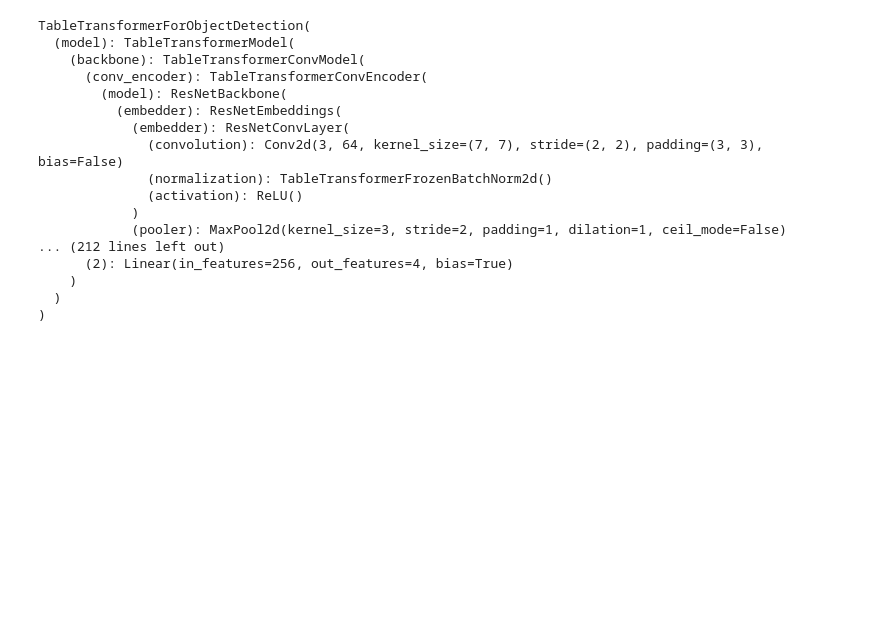
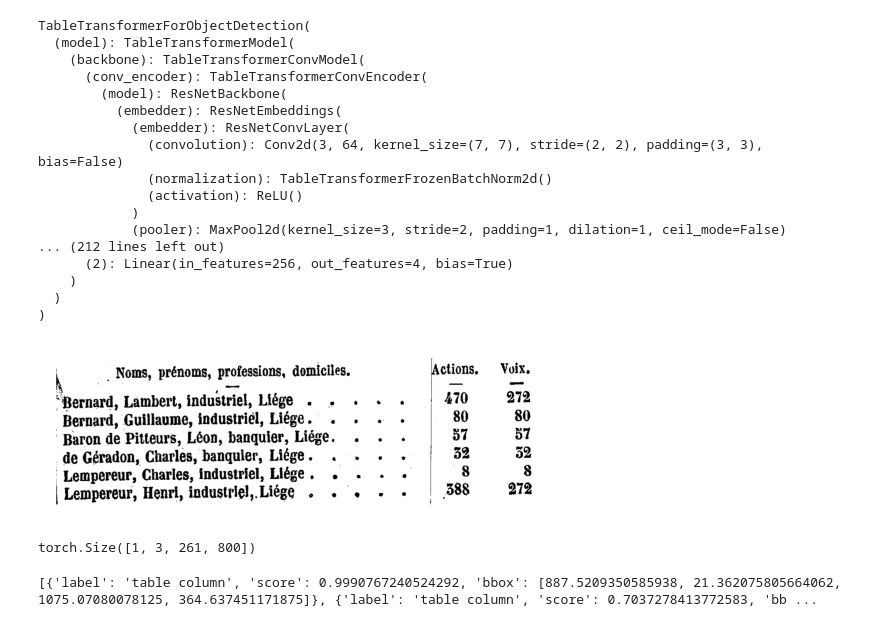
Before and after one commit to GhentCDH/BelHisFirm-BelHisHAAI, a Jupyter notebook: experiments/09_TableTransformer.ipynb, the cells around one changed output. Cells and saved outputs as stored; diff of their text form; code cells hidden in the pictures; blank space fills up the shorter version.

```diff
--- a/experiments/09_TableTransformer.ipynb
+++ b/experiments/09_TableTransformer.ipynb
@@ -46,13 +46,17 @@ structure_transform = transforms.Compose([
 # %%
 from PIL import Image
 
-cropped_table = Image.open("/home/bas/Documents/Visual Code Repo's/BelHisFirm-BelHisHAAI/experiments/LabelStudio/cropped_table.png").convert("RGB")
+cropped_table = Image.open("LabelStudio/output/cropped_cd4dc748-1905_1_1629_page_6.png_346.png").convert("RGB")
 
 from matplotlib import pyplot as plt
 plt.imshow(cropped_table)
 plt.axis('off')
 plt.show()
+# %% [output]
+[figure, added]
 # %%
 pixel_values = structure_transform(cropped_table).unsqueeze(0)
-pixel_values = pixel_values.to(device)
+pixel_values = pixel_values.to("cuda")
 print(pixel_values.shape)
+# %% [output]
+torch.Size([1, 3, 261, 800])
@@ -58,0 +97,20 @@ print(pixel_values.shape)
+# %%
+structure_id2label = structure_model.config.id2label
+structure_id2label[len(structure_id2label)] = "no object"
+
+cells = outputs_to_objects(outputs, cropped_table.size, structure_id2label)
+
+rows = 0
+columns = 0
+
+for cell in cells:
+    label = cell["label"]
+    if label == "table column":
+        columns += 1
+    if label == "table row":
+          rows += 1
+
+
+print(cells)
+# %% [output]
+[{'label': 'table column', 'score': 0.9990767240524292, 'bbox': [887.5209350585938, 21.362075805664062, 1075.07080078125, 364.637451171875]}, {'label': 'table column', 'score': 0.7037278413772583, 'bb ...
```
Also changed, not shown: parts of 14 cells of this notebook, 1 other file.
